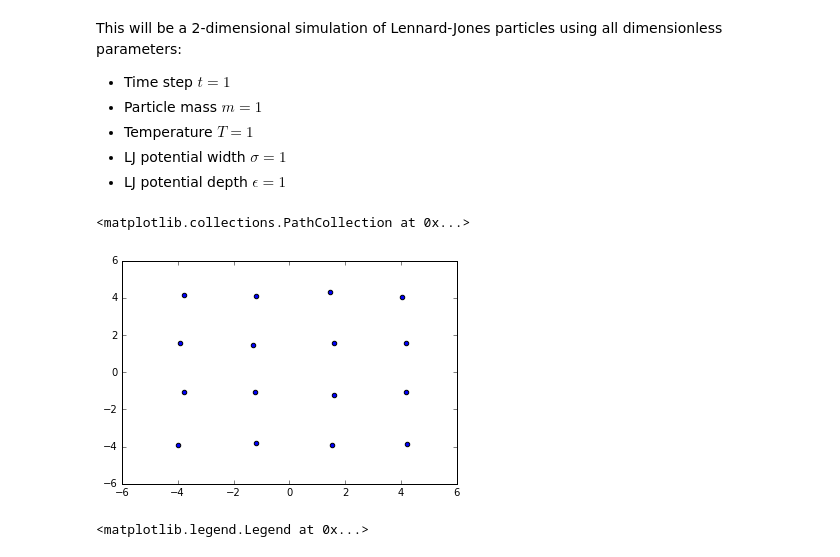
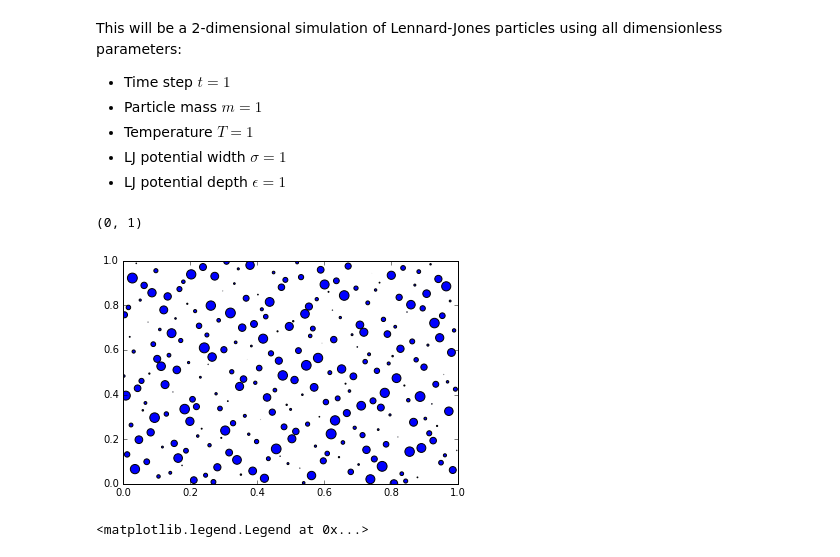
Before and after one commit to chargus/active, a Jupyter notebook: molecular_dynamics.ipynb, the cells around one changed output. Cells and saved outputs as stored; diff of their text form; code cells hidden in the pictures.

```diff
--- a/molecular_dynamics.ipynb
+++ b/molecular_dynamics.ipynb
@@ -42,9 +44,15 @@ pos = monad.initialize_positions(n, L)
+# %%
+# pos = nve_basic.fcc_positions(n, L)
+gh = ghalton.Halton(3)
+pos = np.array(gh.get(256))
 # %%
 # Visualize uniform initial positions in simulation box
-plt.scatter(pos[:,0], pos[:,1])
+plt.scatter(pos[:,0], pos[:,1], s=pos[:,2]**2 * 100)
+plt.xlim(0,1)
+plt.ylim(0,1)
 # %% [output]
-<matplotlib.collections.PathCollection at 0x...>
+(0, 1)
-[figure, old version]
+[figure, new version]
 # %%
 x = np.linspace(.9, 6, 100)
 force = monad.lj(x, 1, 1)[0]
```
Also changed, not shown: parts of 16 cells of this notebook, 1 other file.
